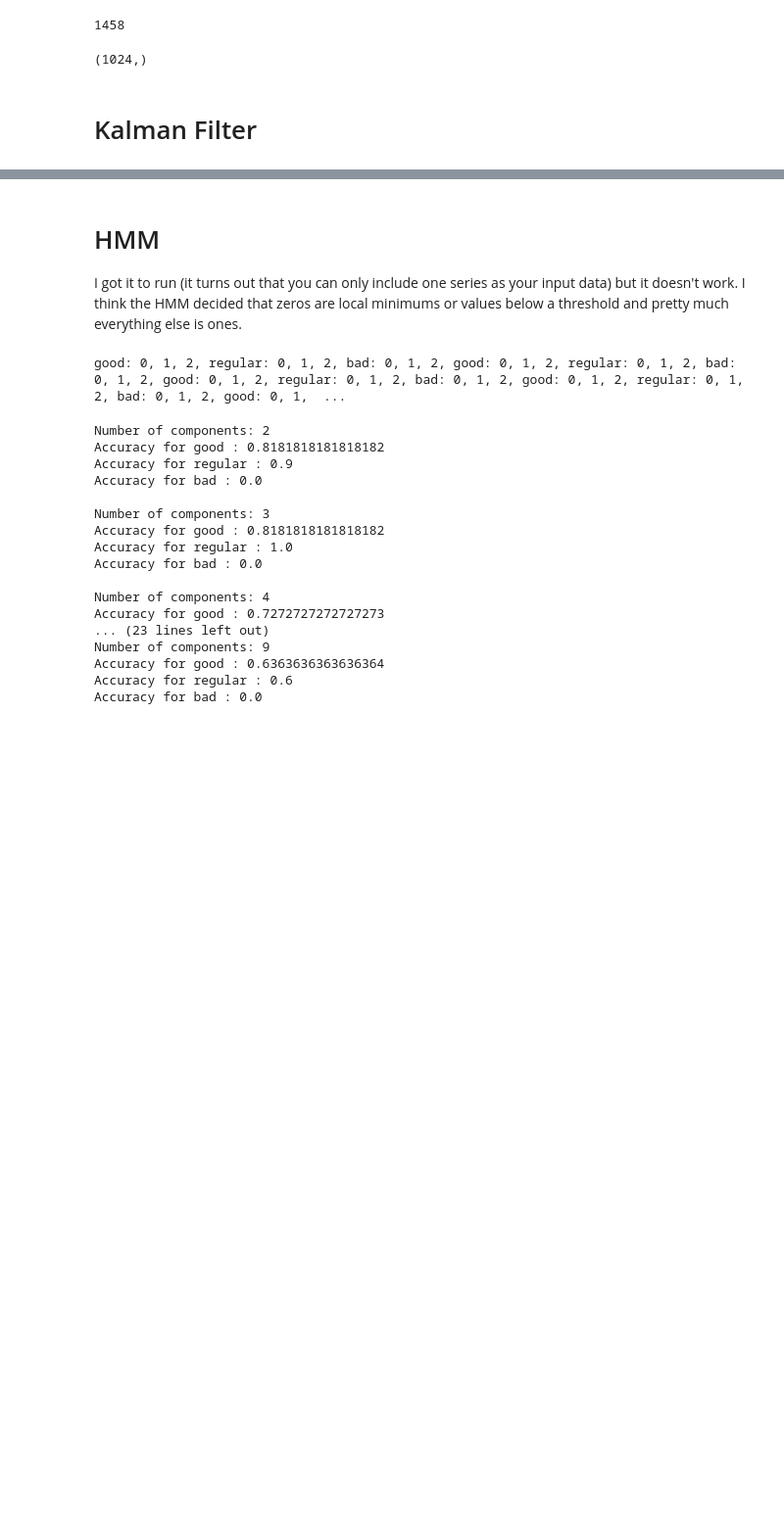
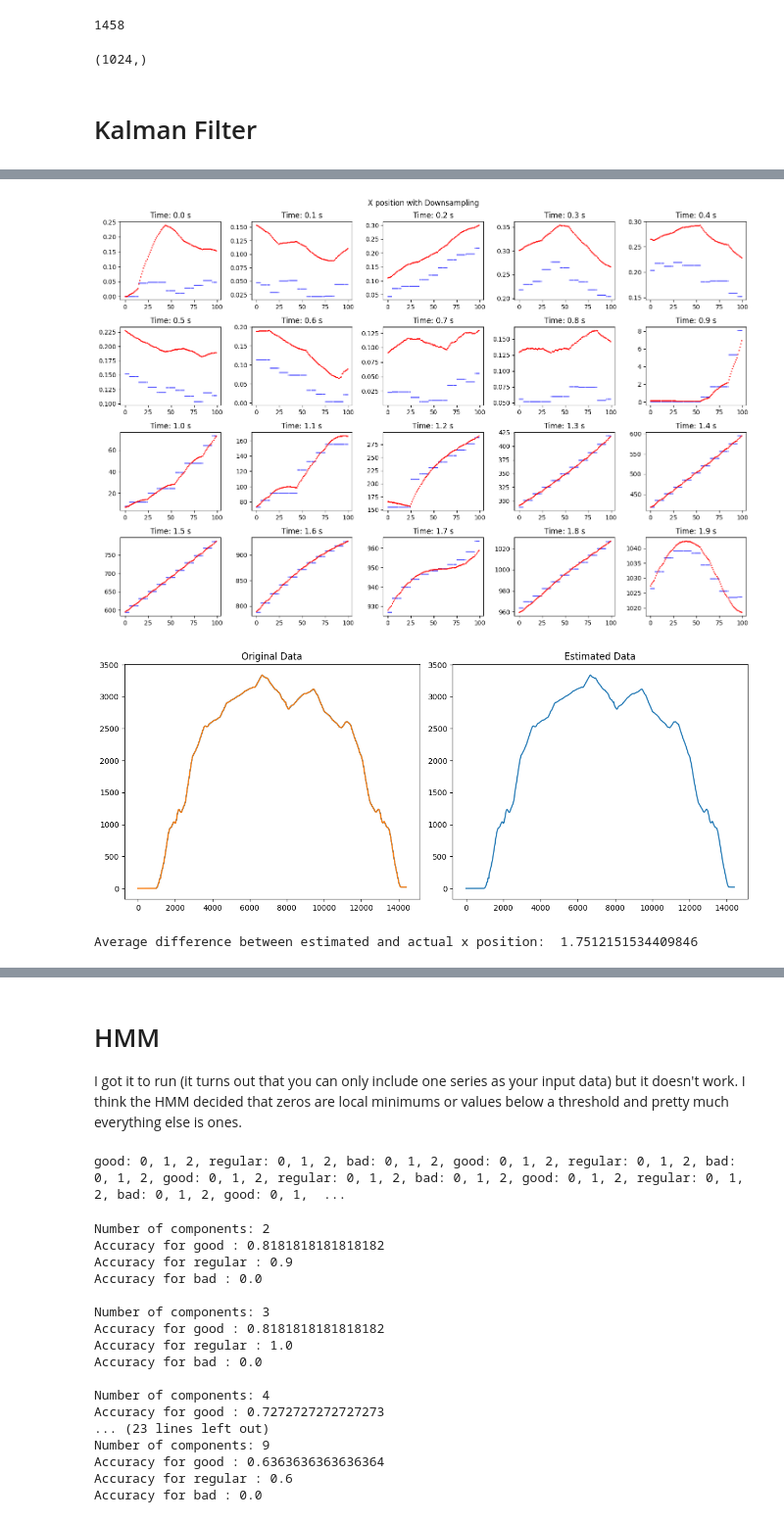
Before and after one commit to binDebug3/CarKalmanFilter, a Jupyter notebook: dallin.ipynb, the cells around one changed output, grey strips where cells are left out. Shown at 98% size. Saved outputs shown, nothing was run; the diff lists cells and outputs as text; code cells hidden in the pictures; blank space fills up the shorter version.

Commit message:
downsample

```diff
--- a/dallin.ipynb
+++ b/dallin.ipynb
@@ -232,0 +282,20 @@ kal_data["PVS 1"]["meters_latitude"].shape
+# %%
+# downsample z by a factor of 50
+z = z[:,::10]
+kf = KalmanFilter(F, Q, H, R, G, u)
+est = kf.estimate(x0, P0, z)
+# %%
+index = 1
+offset = 0
+z_index = index if index < 3 else index - 3
+plot_subplots(est[index, offset:], z[z_index], 0, 100, "X position with Downsampling")
+
+# find the average difference between two arrays
+def avg_diff(array1, array2):
+    return np.mean(np.abs(array1 - array2))
+
+print("Average difference between estimated and actual x position: ", avg_diff(est[index, offset:], z[z_index]))
+# %% [output]
+[figure, added]
+[figure, added]
+Average difference between estimated and actual x position:  1.7512151534409846
```
Also changed, not shown: parts of 12 cells of this notebook, 1 other file.
